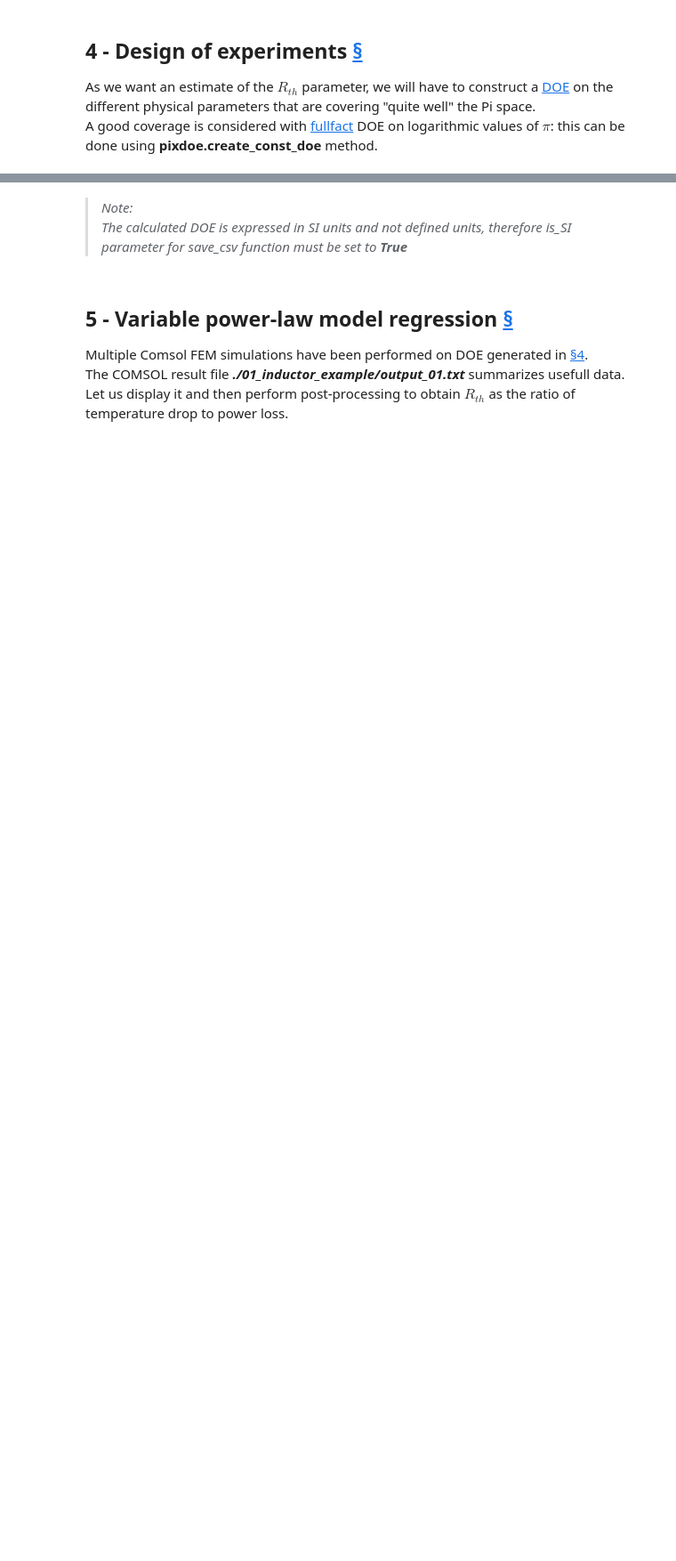
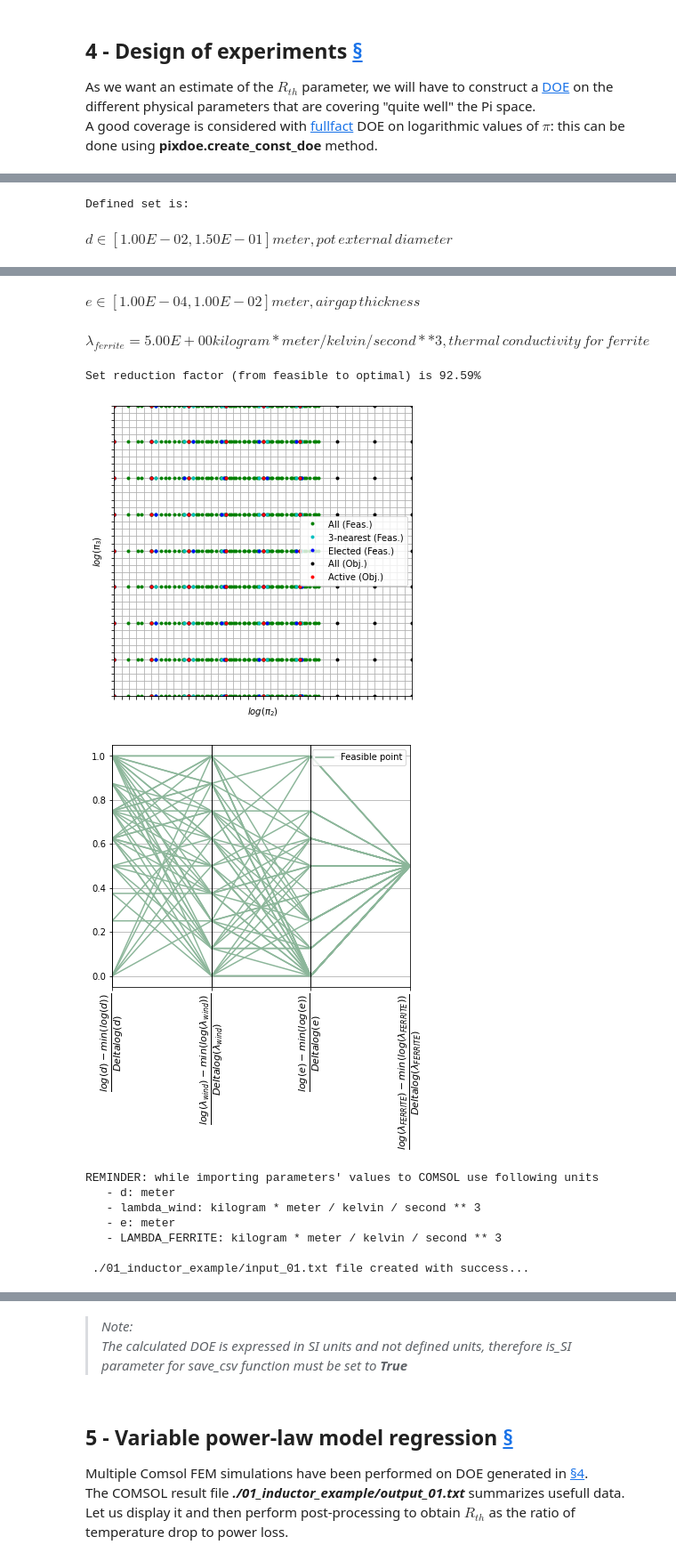
Before and after one commit to SizingLab/pyvplm, a Jupyter notebook: notebooks/01_inductor_example.ipynb, the cells around one changed output, grey strips where cells are left out. Shown at 89% size. Drawn from its saved outputs; the diff is of its cells as text; code cells hidden in the pictures; blank space fills up the shorter version.

```diff
--- a/notebooks/01_inductor_example.ipynb
+++ b/notebooks/01_inductor_example.ipynb
@@ -146,8 +164,10 @@ parameters_constraints = declare_constraints(reduced_parameter_set, ConstraintSe
 func_x_to_pi = declare_func_x_to_pi(reduced_parameter_set, reduced_pi_set)
 
 # Generate at least 50 points DOE on physical parameters to have proper fullfact doe on PI (distance criteria is 1/5 and 3 points elected)
-doeX, _ = create_const_doe(reduced_parameter_set, reduced_pi_set, func_x_to_pi, whished_size=50, parameters_constraints = parameters_constraints)
+results = create_const_doe(reduced_parameter_set, reduced_pi_set, func_x_to_pi, whished_size=50, parameters_constraints = parameters_constraints)
+doeX = results[0]
 
 # Save .txt file compatible with COMSOL
 file_name = './01_inductor_example/input_01'
 save_file(doeX, file_name, reduced_parameter_set, is_SI=True)
+# %% [output]
@@ -153,0 +177,2 @@ save_file(doeX, file_name, reduced_parameter_set, is_SI=True)
+Defined set is:
+$\displaystyle d \in [1.00E-02,1.50E-01]meter, pot\,external\,diameter$
@@ -153,0 +180,12 @@ save_file(doeX, file_name, reduced_parameter_set, is_SI=True)
+$\displaystyle e \in [1.00E-04,1.00E-02]meter, airgap\,thickness$
+$\displaystyle \lambda_{ferrite} = 5.00E+00kilogram * meter / kelvin / second ** 3, thermal\,conductivity\,for\,ferrite$
+Set reduction factor (from feasible to optimal) is 92.59%
+[figure, added]
+[figure, added]
+REMINDER: while importing parameters' values to COMSOL use following units
+   - d: meter
+   - lambda_wind: kilogram * meter / kelvin / second ** 3
+   - e: meter
+   - LAMBDA_FERRITE: kilogram * meter / kelvin / second ** 3
+
+ ./01_inductor_example/input_01.txt file created with success...
```
Also changed, not shown: parts of 11 cells of this notebook, 9 other files.
